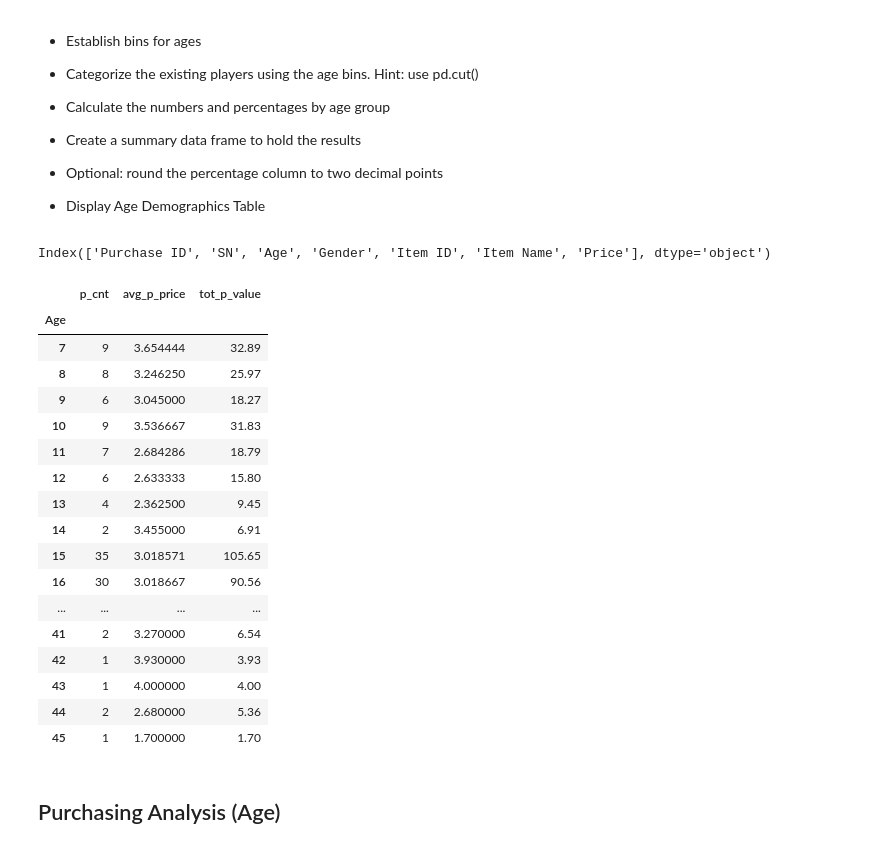
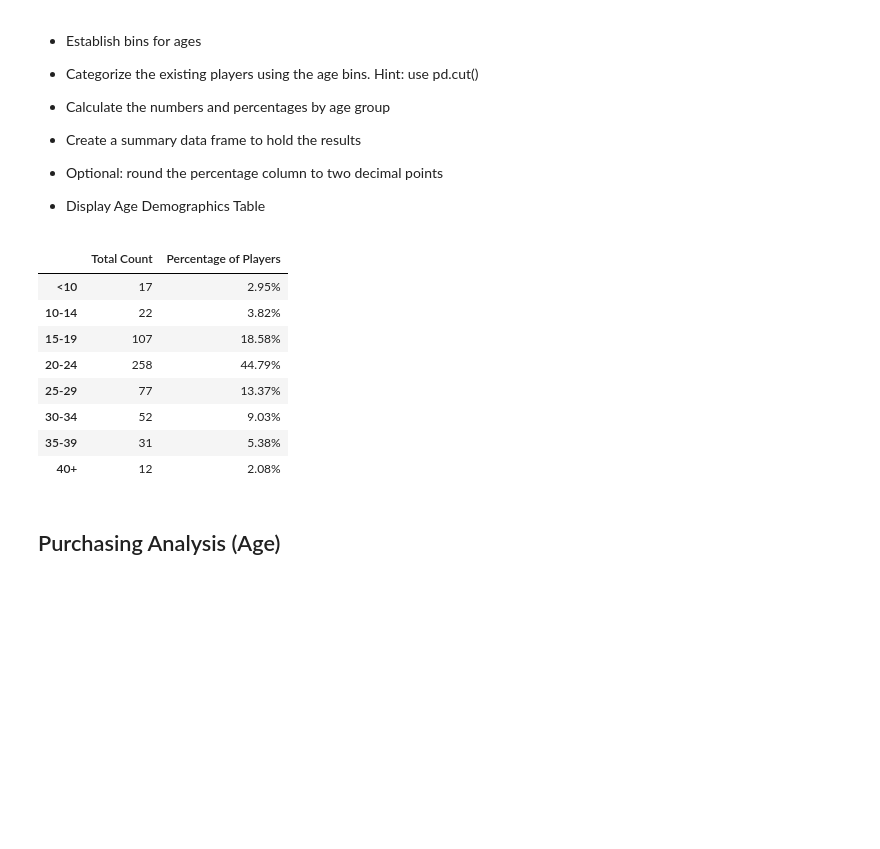
Before and after one commit to mengyin-lee/pandas-challenge, a Jupyter notebook: HeroesOfPymoli/HeroesOfPymoli_starter.ipynb, the cells around one changed output. Cells and saved outputs as stored; diff of their text form; code cells hidden in the pictures; blank space fills up the shorter version.

Commit message:
DataFrame column rename and style format

```diff
--- a/HeroesOfPymoli/HeroesOfPymoli_starter.ipynb
+++ b/HeroesOfPymoli/HeroesOfPymoli_starter.ipynb
@@ -184,56 +163,40 @@ analysis_df
 
 
 * Display Age Demographics Table
-# %%
-purchase_df.columns
-# %% [output]
-Index(['Purchase ID', 'SN', 'Age', 'Gender', 'Item ID', 'Item Name', 'Price'], dtype='object')
 # %%
 # Define bins
-bins = [0, 10, 15, 20, 25, 30, 35, 40, 100]
+bins = [0, 9.90, 14.90, 19.90, 24.90, 29.90, 34.90, 39.90, 99.90]
 group_names = ["<10", "10-14", "15-19", "20-24", "25-29","30-34", "35-39", "40+"]
-# %%
-#age_df=purchase_df.loc[:, ['Purchase ID', 'Age', 'Price' ]]
-
-
-# age_df=\
-#     purchase_df.groupby('Age').agg(
-#         p_cnt=('Purchase ID', 'count'),
-#         avg_p_price=('Price', 'mean'),
-#         tot_p_value=('Price', 'sum'))
-
-age_df
-
-#age_df['Avg Total Purchase per Person']= age_df['tot_p_value']/age_df['p_unique']
-
-
-#age_df['Age Ranges'] = pd.cut(age_df['p_cnt'], bins, labels=group_names, include_lowest=True)
-
-# age_df['Age Ranges'] = pd.cut(age_df['Age'], bins, labels=group_names, include_lowest=True)
-
-
-# age_df = age_df.groupby("Age Ranges")
-
-# age_df.max()
-# %% [output]
-|  | p_cnt | avg_p_price | tot_p_value |
-| Age |  |  |  |
-| 7 | 9 | 3.654444 | 32.89 |
-| 8 | 8 | 3.246250 | 25.97 |
-| 9 | 6 | 3.045000 | 18.27 |
-| 10 | 9 | 3.536667 | 31.83 |
-| 11 | 7 | 2.684286 | 18.79 |
-| 12 | 6 | 2.633333 | 15.80 |
-| 13 | 4 | 2.362500 | 9.45 |
-| 14 | 2 | 3.455000 | 6.91 |
-| 15 | 35 | 3.018571 | 105.65 |
-| 16 | 30 | 3.018667 | 90.56 |
-| ... | ... | ... | ... |
-| 41 | 2 | 3.270000 | 6.54 |
-| 42 | 1 | 3.930000 | 3.93 |
-| 43 | 1 | 4.000000 | 4.00 |
-| 44 | 2 | 2.680000 | 5.36 |
-| 45 | 1 | 1.700000 | 1.70 |
+# %%
+age_df=purchase_df.loc[:, ['SN', 'Age']].drop_duplicates()
+
+age_df['Age Ranges'] = pd.cut(age_df['Age'], bins, labels=group_names, include_lowest=True)
+
+age_num = age_df['Age Ranges'].value_counts()
+
+age_pct = age_num/Total_Players
+
+age_dem_df = pd.DataFrame({'total count': age_num, 'Age pct': age_pct})
+
+age_dem_df = age_dem_df.sort_index()
+
+age_dem_df.rename(columns = {'total count':'Total Count',\
+                             'Age pct':'Percentage of Players'}, inplace=True)
+
+age_dem_df['Total Count']=age_dem_df['Total Count'].astype(float).map("{0:,.0f}".format)
+age_dem_df['Percentage of Players']=age_dem_df['Percentage of Players'].astype(float).map("{:.2%}".format)
+
+age_dem_df
+# %% [output]
+|  | Total Count | Percentage of Players |
+| <10 | 17 | 2.95% |
+| 10-14 | 22 | 3.82% |
+| 15-19 | 107 | 18.58% |
+| 20-24 | 258 | 44.79% |
+| 25-29 | 77 | 13.37% |
+| 30-34 | 52 | 9.03% |
+| 35-39 | 31 | 5.38% |
+| 40+ | 12 | 2.08% |
 # %% [markdown]
 ## Purchasing Analysis (Age)
 # %% [markdown]
```
Also changed, not shown: parts of 21 cells of this notebook.
